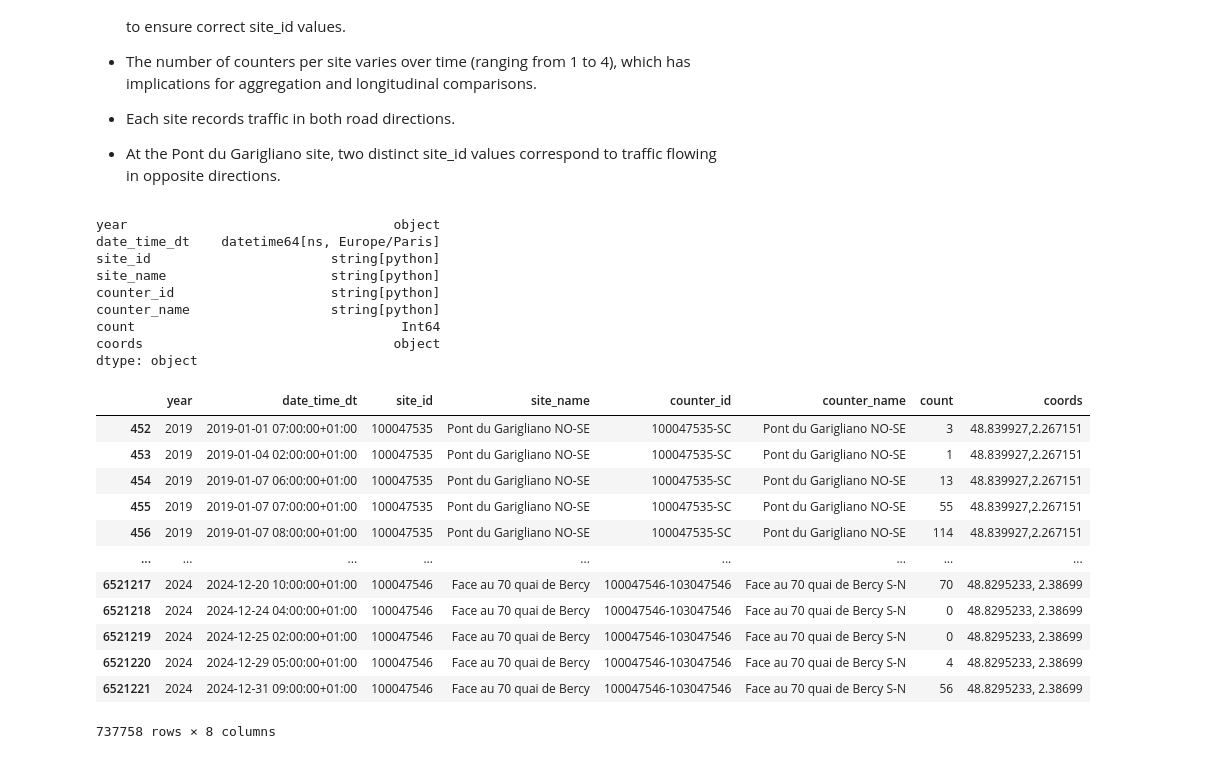
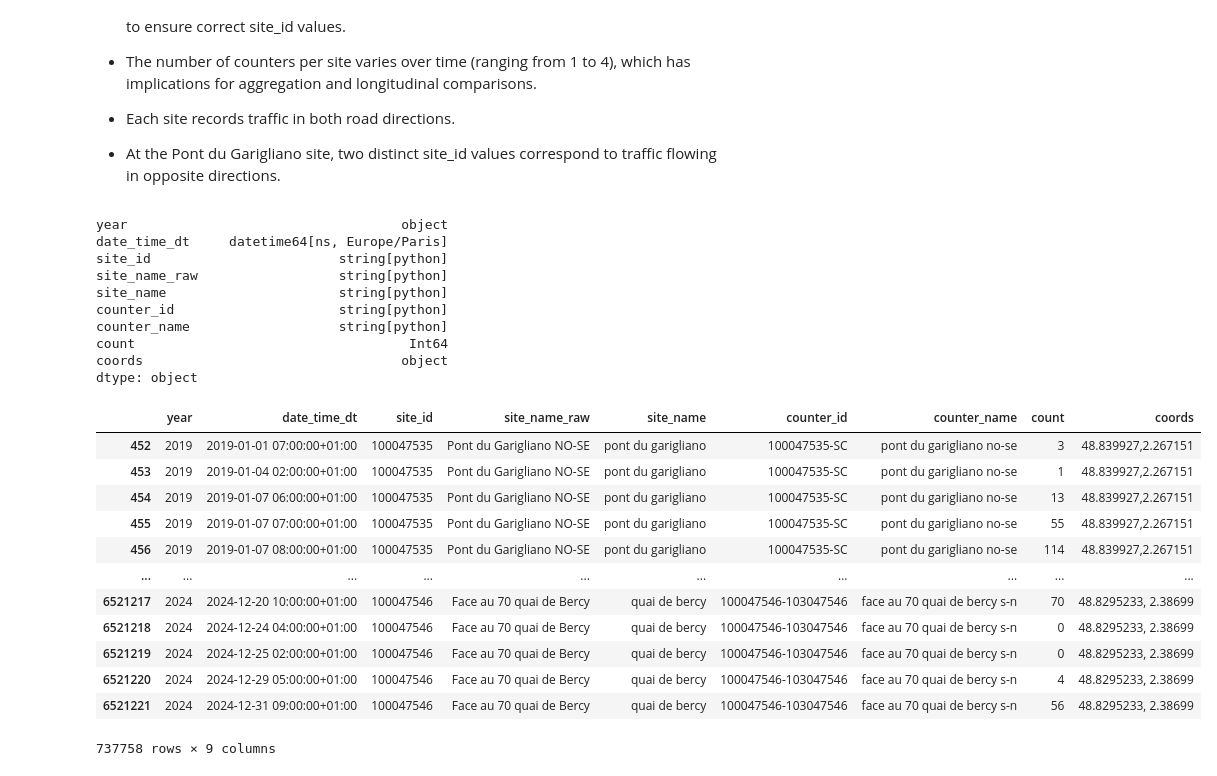
Before and after one commit to bpgodsil/meteo_velo, a Jupyter notebook: notebooks/02_bike_data_extraction.ipynb, the cells around one changed output. Drawn from its saved outputs; the diff is of its cells as text; code cells hidden in the pictures.

```diff
--- a/notebooks/02_bike_data_extraction.ipynb
+++ b/notebooks/02_bike_data_extraction.ipynb
@@ -81,57 +81,77 @@ for file in raw_files_list:
     df["year"] = file[:4]
     df = normalize_datetime_hourly(
                                    df,
                                    "Date et heure de comptage",
                                    ambiguous="NaT",
                                    resolve_ambiguous="second")
     dfs.append(df)
 
 main_df = pd.concat(dfs, axis=0, ignore_index=True)
 
 # filter to sites of interest
 sites_of_interest = ['100047535', '100056226', '100047551', '100047542', '100047547', '100047546']
 main_df = main_df[ main_df['Identifiant du site de comptage'].isin(sites_of_interest)]
 
 # rename variables
 main_df.rename(columns={'Identifiant du compteur' : 'counter_id',
                         'Nom du compteur' : 'counter_name',
                         'Identifiant du site de comptage' : 'site_id',
-                        'Nom du site de comptage' : 'site_name',
+                        'Nom du site de comptage' : 'site_name_raw',
                         'Comptage horaire' : 'count',
-                        'Date et heure de comptage': 'date_time_og',
+                        'Date et heure de comptage': 'date_time_raw',
                         'Coordonnées géographiques': 'coords',
                         'Date et heure de comptage_dt' : 'date_time_dt'},
               inplace = True)
 
 # select and reorder columns
-main_df = main_df[ ['year', 'date_time_dt', 'site_id', 'site_name',  'counter_id', 'counter_name',  'count', 'coords']]
+main_df = main_df[ ['year', 'date_time_dt', 'site_id', 'site_name_raw',  'counter_id', 'counter_name',  'count', 'coords']]
+
+# convert names to lowercase (to normalize capitalization aross years)
+main_df['site_name'] = main_df['site_name_raw'].str.lower()
+main_df['counter_name'] = main_df['counter_name'].str.lower()
+
+# simplify site_name to describe loaciton in a general way
+main_df['site_name'] = (
+    main_df['site_name']
+    .str.replace("no-se|se-no", "", regex = True)
+    .str.replace("face au 8 ","", regex = True)
+    .str.replace("face au 48 ","", regex = True)
+    .str.replace("face au 70 ","", regex = True)
+    .str.replace("^6 ","", regex = True)
+    .str.replace(r"\s+", " ", regex=True)
+    .str.strip()
+)
+
+# select and reorder columns
+main_df = main_df[ ['year', 'date_time_dt', 'site_id', 'site_name_raw', 'site_name',  'counter_id', 'counter_name',  'count', 'coords']]
 
 # display
 print(main_df.dtypes)
 display(main_df)
 # %% [output]
-year                                  object
-date_time_dt    datetime64[ns, Europe/Paris]
-site_id                       string[python]
-site_name                     string[python]
-counter_id                    string[python]
-counter_name                  string[python]
-count                                  Int64
-coords                                object
+year                                   object
+date_time_dt     datetime64[ns, Europe/Paris]
+site_id                        string[python]
+site_name_raw                  string[python]
+site_name                      string[python]
+counter_id                     string[python]
+counter_name                   string[python]
+count                                   Int64
+coords                                 object
 dtype: object
-|  | year | date_time_dt | site_id | site_name | counter_id | counter_name | count | coords |
-| 452 | 2019 | 2019-01-01 07:00:00+01:00 | 100047535 | Pont du Garigliano NO-SE | 100047535-SC | Pont du Garigliano NO-SE | 3 | 48.839927,2.267151 |
-| 453 | 2019 | 2019-01-04 02:00:00+01:00 | 100047535 | Pont du Garigliano NO-SE | 100047535-SC | Pont du Garigliano NO-SE | 1 | 48.839927,2.267151 |
-| 454 | 2019 | 2019-01-07 06:00:00+01:00 | 100047535 | Pont du Garigliano NO-SE | 100047535-SC | Pont du Garigliano NO-SE | 13 | 48.839927,2.267151 |
-| 455 | 2019 | 2019-01-07 07:00:00+01:00 | 100047535 | Pont du Garigliano NO-SE | 100047535-SC | Pont du Garigliano NO-SE | 55 | 48.839927,2.267151 |
-| 456 | 2019 | 2019-01-07 08:00:00+01:00 | 100047535 | Pont du Garigliano NO-SE | 100047535-SC | Pont du Garigliano NO-SE | 114 | 48.839927,2.267151 |
-| ... | ... | ... | ... | ... | ... | ... | ... | ... |
-| 6521217 | 2024 | 2024-12-20 10:00:00+01:00 | 100047546 | Face au 70 quai de Bercy | 100047546-103047546 | Face au 70 quai de Bercy S-N | 70 | 48.8295233, 2.38699 |
-| 6521218 | 2024 | 2024-12-24 04:00:00+01:00 | 100047546 | Face au 70 quai de Bercy | 100047546-103047546 | Face au 70 quai de Bercy S-N | 0 | 48.8295233, 2.38699 |
-| 6521219 | 2024 | 2024-12-25 02:00:00+01:00 | 100047546 | Face au 70 quai de Bercy | 100047546-103047546 | Face au 70 quai de Bercy S-N | 0 | 48.8295233, 2.38699 |
-| 6521220 | 2024 | 2024-12-29 05:00:00+01:00 | 100047546 | Face au 70 quai de Bercy | 100047546-103047546 | Face au 70 quai de Bercy S-N | 4 | 48.8295233, 2.38699 |
-| 6521221 | 2024 | 2024-12-31 09:00:00+01:00 | 100047546 | Face au 70 quai de Bercy | 100047546-103047546 | Face au 70 quai de Bercy S-N | 56 | 48.8295233, 2.38699 |
+|  | year | date_time_dt | site_id | site_name_raw | site_name | counter_id | counter_name | count | coords |
+| 452 | 2019 | 2019-01-01 07:00:00+01:00 | 100047535 | Pont du Garigliano NO-SE | pont du garigliano | 100047535-SC | pont du garigliano no-se | 3 | 48.839927,2.267151 |
+| 453 | 2019 | 2019-01-04 02:00:00+01:00 | 100047535 | Pont du Garigliano NO-SE | pont du garigliano | 100047535-SC | pont du garigliano no-se | 1 | 48.839927,2.267151 |
+| 454 | 2019 | 2019-01-07 06:00:00+01:00 | 100047535 | Pont du Garigliano NO-SE | pont du garigliano | 100047535-SC | pont du garigliano no-se | 13 | 48.839927,2.267151 |
+| 455 | 2019 | 2019-01-07 07:00:00+01:00 | 100047535 | Pont du Garigliano NO-SE | pont du garigliano | 100047535-SC | pont du garigliano no-se | 55 | 48.839927,2.267151 |
+| 456 | 2019 | 2019-01-07 08:00:00+01:00 | 100047535 | Pont du Garigliano NO-SE | pont du garigliano | 100047535-SC | pont du garigliano no-se | 114 | 48.839927,2.267151 |
+| ... | ... | ... | ... | ... | ... | ... | ... | ... | ... |
+| 6521217 | 2024 | 2024-12-20 10:00:00+01:00 | 100047546 | Face au 70 quai de Bercy | quai de bercy | 100047546-103047546 | face au 70 quai de bercy s-n | 70 | 48.8295233, 2.38699 |
+| 6521218 | 2024 | 2024-12-24 04:00:00+01:00 | 100047546 | Face au 70 quai de Bercy | quai de bercy | 100047546-103047546 | face au 70 quai de bercy s-n | 0 | 48.8295233, 2.38699 |
+| 6521219 | 2024 | 2024-12-25 02:00:00+01:00 | 100047546 | Face au 70 quai de Bercy | quai de bercy | 100047546-103047546 | face au 70 quai de bercy s-n | 0 | 48.8295233, 2.38699 |
+| 6521220 | 2024 | 2024-12-29 05:00:00+01:00 | 100047546 | Face au 70 quai de Bercy | quai de bercy | 100047546-103047546 | face au 70 quai de bercy s-n | 4 | 48.8295233, 2.38699 |
+| 6521221 | 2024 | 2024-12-31 09:00:00+01:00 | 100047546 | Face au 70 quai de Bercy | quai de bercy | 100047546-103047546 | face au 70 quai de bercy s-n | 56 | 48.8295233, 2.38699 |
-737758 rows × 8 columns
+737758 rows × 9 columns
 # %%
 # Optional: save the processed dataset for reuse
 # This step is disabled by default to avoid unnecessary file writes
```
Also changed, not shown: parts of 1 cell of this notebook, 4 other files.
